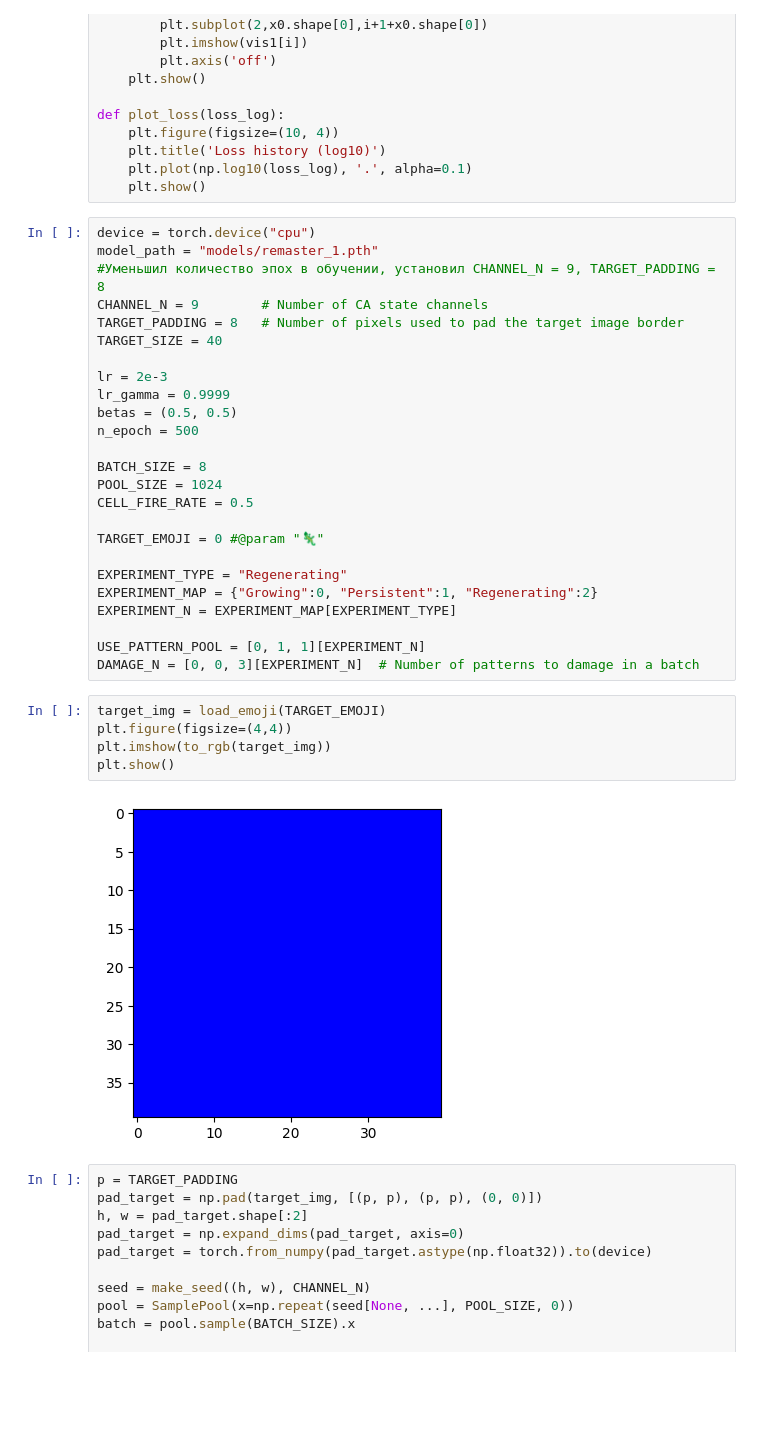
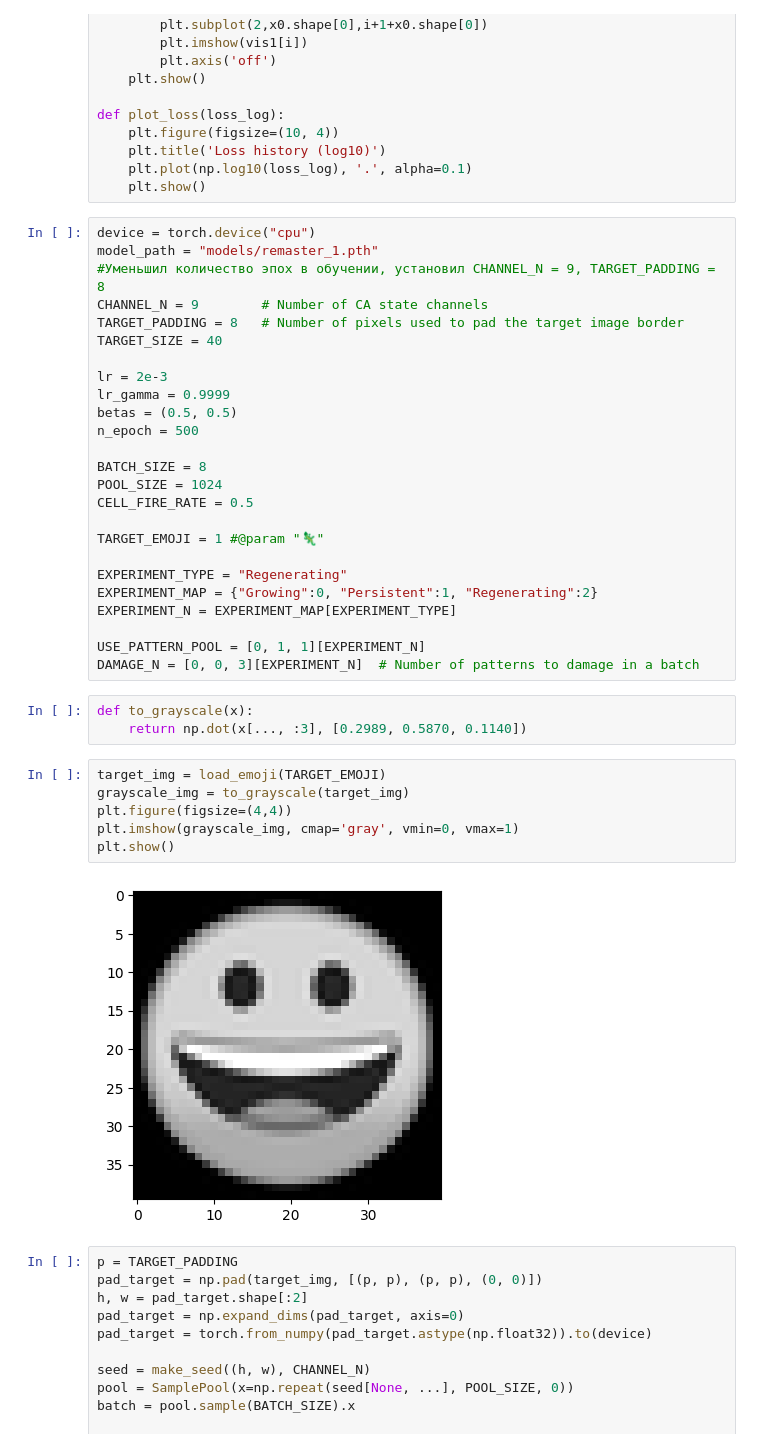
Before and after one commit to RazzhivinVG/automata, a Jupyter notebook: training.ipynb, the cells around one changed output. Drawn from its saved outputs; the diff is of its cells as text; blank space fills up the shorter version.

Commit message:
в файл training.ipynb добавлена def to_grayscale

```diff
--- a/training.ipynb
+++ b/training.ipynb
@@ -58,7 +60,7 @@ BATCH_SIZE = 8
 POOL_SIZE = 1024
 CELL_FIRE_RATE = 0.5
 
-TARGET_EMOJI = 0 #@param "🦎"
+TARGET_EMOJI = 1 #@param "🦎"
 
 EXPERIMENT_TYPE = "Regenerating"
 EXPERIMENT_MAP = {"Growing":0, "Persistent":1, "Regenerating":2}
@@ -66,13 +68,17 @@ EXPERIMENT_N = EXPERIMENT_MAP[EXPERIMENT_TYPE]
 
 USE_PATTERN_POOL = [0, 1, 1][EXPERIMENT_N]
 DAMAGE_N = [0, 0, 3][EXPERIMENT_N]  # Number of patterns to damage in a batch
+# %%
+def to_grayscale(x):
+    return np.dot(x[..., :3], [0.2989, 0.5870, 0.1140])
 # %%
 target_img = load_emoji(TARGET_EMOJI)
+grayscale_img = to_grayscale(target_img)
 plt.figure(figsize=(4,4))
-plt.imshow(to_rgb(target_img))
+plt.imshow(grayscale_img, cmap='gray', vmin=0, vmax=1)
 plt.show()
 # %% [output]
-[figure, old version]
+[figure, new version]
 # %%
 p = TARGET_PADDING
 pad_target = np.pad(target_img, [(p, p), (p, p), (0, 0)])
```
Also changed, not shown: parts of 2 cells of this notebook, 1 other file.
